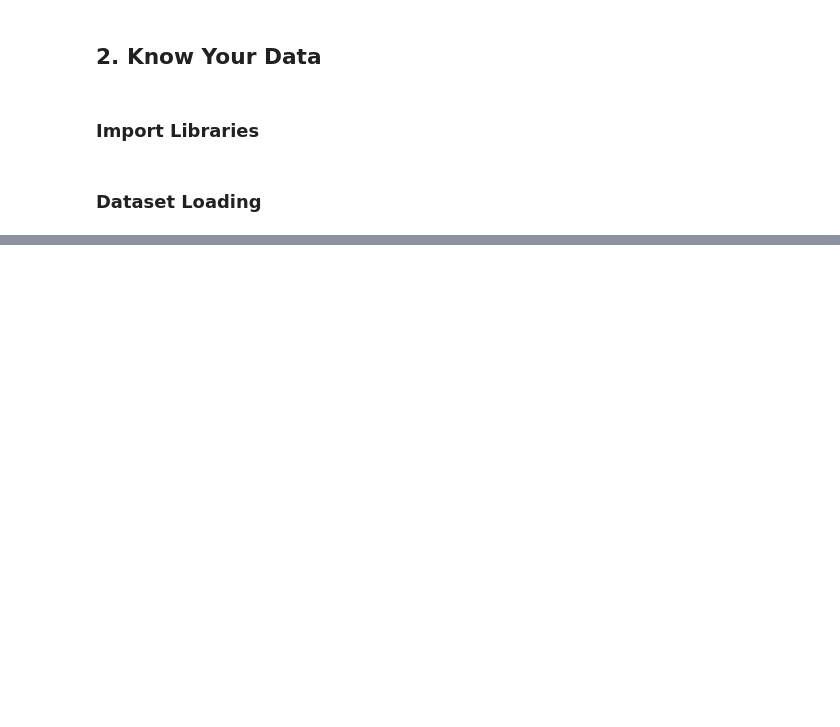
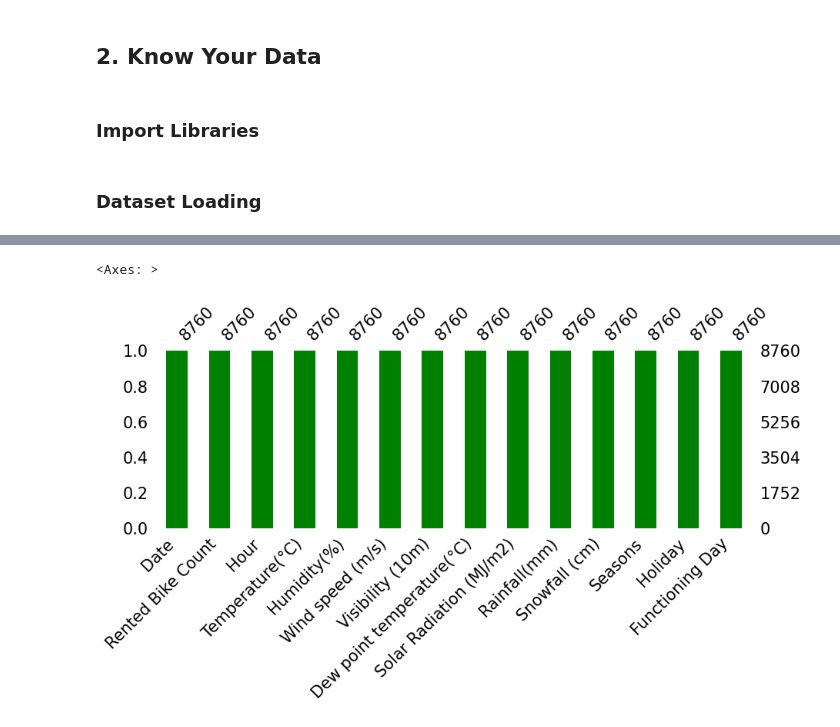
Before and after one commit to vijaytiramale/Bike_Sharing_Demand_Prediction, a Jupyter notebook: bike_sharing_demand_prediction.ipynb, the cells around one changed output, grey strips where cells are left out. Saved outputs shown, nothing was run; the diff lists cells and outputs as text; code cells hidden in the pictures; blank space fills up the shorter version.

```diff
--- a/bike_sharing_demand_prediction.ipynb
+++ b/bike_sharing_demand_prediction.ipynb
@@ -101,0 +96,9 @@ FileNotFoundError: ignored
+# %%
+# load the Seol bike data set from the drive
+
+
+# Specify the encoding of the CSV file
+encoding = 'iso-8859-1'
+
+# Read the CSV file using pandas
+bike_df = pd.read_csv('/content/drive/MyDrive/Almabetter ML Projects/Bike Sharing Demand Prediction/SeoulBikeData.csv', encoding=encoding)
@@ -101,0 +203,7 @@ FileNotFoundError: ignored
+# %%
+# Visualizing the missing values
+import missingno as msno
+msno.bar(bike_df, color='green',sort='ascending', figsize=(10,3), fontsize=15)
+# %% [output]
+<Axes: >
+[figure, added]
```
Also changed, not shown: parts of 142 cells of this notebook.
